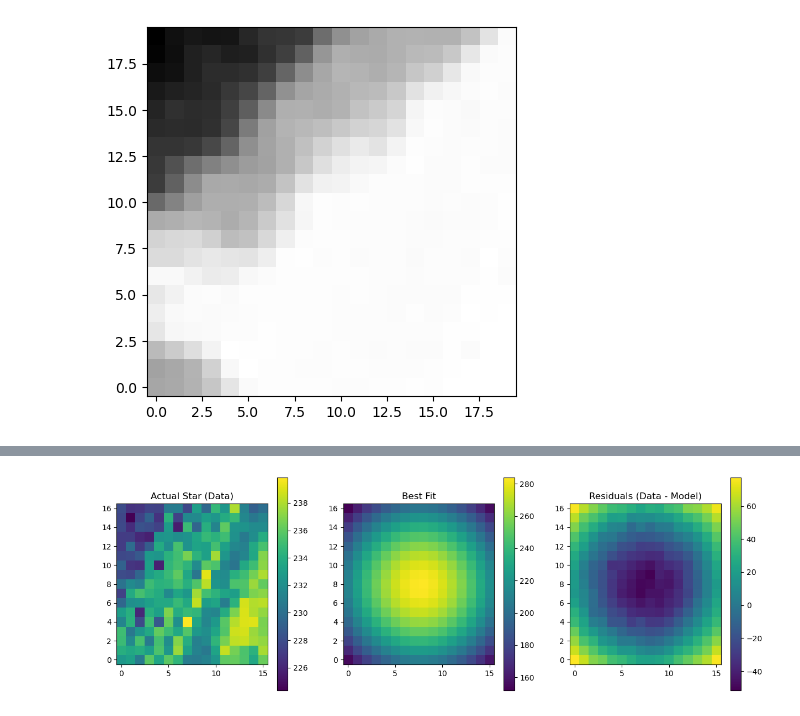
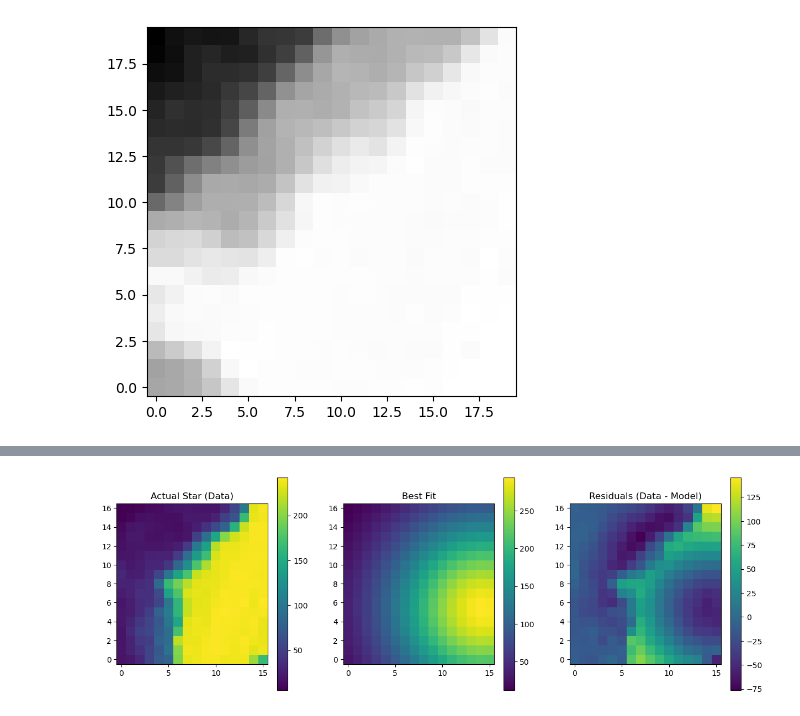
Before and after one commit to GravesTone5/Astro1221Project3, a Jupyter notebook: Project3.ipynb, the cells around one changed output, grey strips where cells are left out. Cells and saved outputs as stored; diff of their text form; code cells hidden in the pictures.

```diff
--- a/Project3.ipynb
+++ b/Project3.ipynb
@@ -126,7 +90,7 @@ axes.hist(subtracted_image.flatten(), bins=50, color='red', range=(-.1, .75), al
 # %%
-subtracted_image = image_data - background_mean
-
-detection_threshold = 5 * background_mean
+subtracted_image_555 = image_555 - background_mean_555
+subtracted_image_814 = image_814 - background_mean_814
+detection_threshold = 5 * background_mean_555
 
 filter = int(np.ceil(fwhm))
 
@@ -139,7 +103,7 @@ detections_y, detections_x = np.where(peaks)
 fig, axes = plt.subplots()
 
 plt.figure()
-plt.imshow(subtracted_image, cmap='grey', origin = 'lower', norm=LogNorm(vmin = .0001, vmax=300))
+plt.imshow(subtracted_image_555, cmap='grey', origin = 'lower', norm=LogNorm(vmin = .0001, vmax=300))
 axes.scatter(detections_x, detections_y, color = 'purple', alpha =.6, marker='x')
 plt.colorbar(norm=LogNorm(vmin = .0001, vmax=300))
 plt.show()
@@ -230,52 +176,54 @@ def psf_fit(coords, row, col, sigma=3, amplitude_func=100, offset=0):
     fwhm = 2.355*sigma
     return psf.ravel()
 
+def image_2660(selected_image):
+    for s in stars:
+        cutout = s.cutout(image=selected_image)
+        y_size, x_size = cutout.shape
+        yy, xx = np.meshgrid(np.arange(y_size), np.arange(x_size), indexing='ij')
+        xdata = (yy, xx)
+        ydata = cutout.ravel()
+        print(ydata.shape)
+        ydata = np.nan_to_num(ydata, nan=np.nanmedian(ydata))
+        peak = np.max(ydata)
+        bg = np.median(ydata)
 
-for s in stars:
-    cutout = s.cutout(image=subtracted_image)
-    y_size, x_size = cutout.shape
-    yy, xx = np.meshgrid(np.arange(y_size), np.arange(x_size), indexing='ij')
-    xdata = (yy, xx)
-    ydata = cutout.ravel()
-    print(ydata.shape)
-    ydata = np.nan_to_num(ydata, nan=np.nanmedian(ydata))
-    peak = np.max(ydata)
-    bg = np.median(ydata)
+        lower_bounds = [0, 0, 0.5, 0, -np.inf]
+        upper_bounds = [y_size, x_size, 10.0, np.inf, np.inf]
 
-    lower_bounds = [0, 0, 0.5, 0, -np.inf]
-    upper_bounds = [y_size, x_size, 10.0, np.inf, np.inf]
+        p0 = [
+        y_size / 2,
+        x_size / 2,
+        1.0,
+        peak - bg,
+        bg
+        ]
+        print(p0)
+        popt, pcov = optimize.curve_fit(
+            psf_fit,
+            xdata,
+            ydata,
+            p0=p0,
+            bounds=(lower_bounds, upper_bounds),
+            maxfev=2000
+        )
+        fit_model = psf_fit(xdata, *popt).reshape(y_size, x_size)
+        actual_data = ydata.reshape(y_size, x_size)
+        fig, ax = plt.subplots(1, 3, figsize=(15, 5))
 
-    p0 = [
-    y_size / 2,
-    x_size / 2,
-    1.0,
-    peak - bg,
-    bg
-    ]
-    print(p0)
-    popt, pcov = optimize.curve_fit(
-        psf_fit,
-        xdata,
-        ydata,
-        p0=p0,
-        bounds=(lower_bounds, upper_bounds),
-        maxfev=2000
-    )
-    fit_model = psf_fit(xdata, *popt).reshape(y_size, x_size)
-    actual_data = ydata.reshape(y_size, x_size)
-    fig, ax = plt.subplots(1, 3, figsize=(15, 5))
+        im0 = ax[0].imshow(actual_data, origin='lower')
+        ax[0].set_title('Actual Star (Data)')
+        fig.colorbar(im0, ax=ax[0])
 
-    im0 = ax[0].imshow(actual_data, origin='lower')
-    ax[0].set_title('Actual Star (Data)')
-    fig.colorbar(im0, ax=ax[0])
+        im1 = ax[1].imshow(fit_model, origin='lower')
+        ax[1].set_title('Best Fit')
+        fig.colorbar(im1, ax=ax[1])
 
-    im1 = ax[1].imshow(fit_model, origin='lower')
-    ax[1].set_title('Best Fit')
-    fig.colorbar(im1, ax=ax[1])
-
-    im2 = ax[2].imshow(actual_data - fit_model, origin='lower')
-    ax[2].set_title('Residuals (Data - Model)')
-    fig.colorbar(im2, ax=ax[2])
-    print(f"popt {popt}")
+        im2 = ax[2].imshow(actual_data - fit_model, origin='lower')
+        ax[2].set_title('Residuals (Data - Model)')
+        fig.colorbar(im2, ax=ax[2])
+        print(f"popt {popt}")
+image_2660(subtracted_image_555)
+image_2660(subtracted_image_814)
 # %% [output]
 (272,)
@@ -306 +271 @@ popt [  8.40704145   8.73478241   5.92398262 228.08329676 140.49533081]
-[figure, old version]
+[figure, new version]
```
Also changed, not shown: parts of 7 cells of this notebook.
